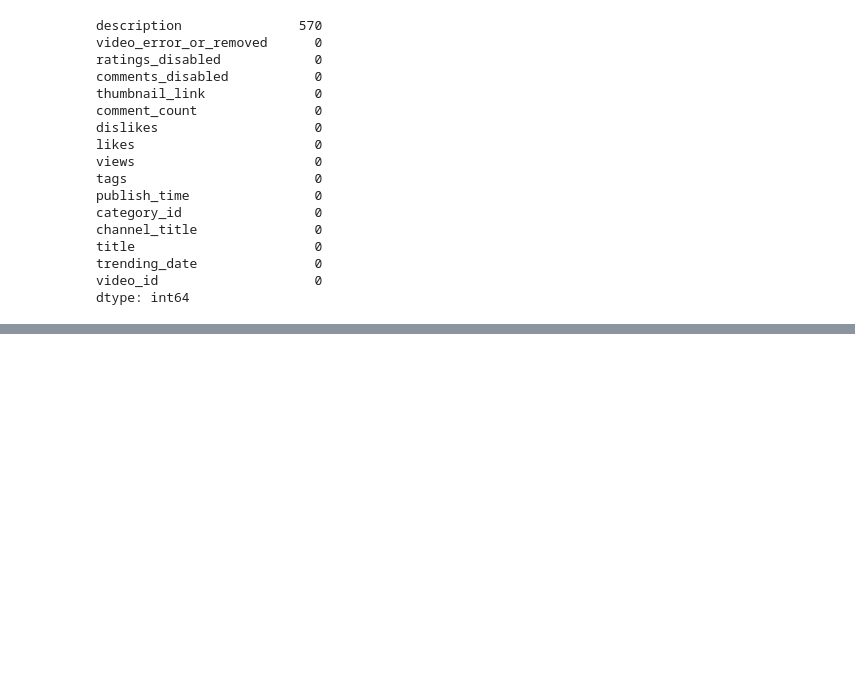
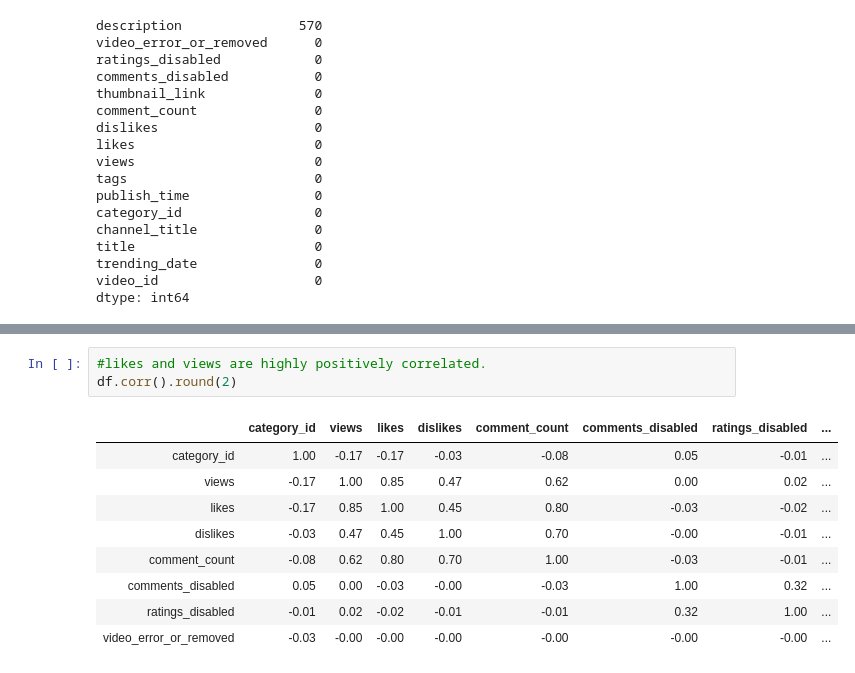
Before and after one commit to benitezal06/Trending-Youtube-Videos-Analysis, a Jupyter notebook: Youtube videos analysis.ipynb, the cells around one changed output, grey strips where cells are left out. Cells and saved outputs as stored; diff of their text form; blank space fills up the shorter version.

```diff
--- a/Youtube videos analysis.ipynb
+++ b/Youtube videos analysis.ipynb
@@ -71,0 +108,13 @@ df[df.isnull().any(axis=1)].head(3)
+# %%
+#likes and views are highly positively correlated.
+df.corr().round(2)
+# %% [output]
+|  | category_id | views | likes | dislikes | comment_count | comments_disabled | ratings_disabled | ... |
+| category_id | 1.00 | -0.17 | -0.17 | -0.03 | -0.08 | 0.05 | -0.01 | ... |
+| views | -0.17 | 1.00 | 0.85 | 0.47 | 0.62 | 0.00 | 0.02 | ... |
+| likes | -0.17 | 0.85 | 1.00 | 0.45 | 0.80 | -0.03 | -0.02 | ... |
+| dislikes | -0.03 | 0.47 | 0.45 | 1.00 | 0.70 | -0.00 | -0.01 | ... |
+| comment_count | -0.08 | 0.62 | 0.80 | 0.70 | 1.00 | -0.03 | -0.01 | ... |
+| comments_disabled | 0.05 | 0.00 | -0.03 | -0.00 | -0.03 | 1.00 | 0.32 | ... |
+| ratings_disabled | -0.01 | 0.02 | -0.02 | -0.01 | -0.01 | 0.32 | 1.00 | ... |
+| video_error_or_removed | -0.03 | -0.00 | -0.00 | -0.00 | -0.00 | -0.00 | -0.00 | ... |
```
Also changed, not shown: parts of 6 cells of this notebook.
